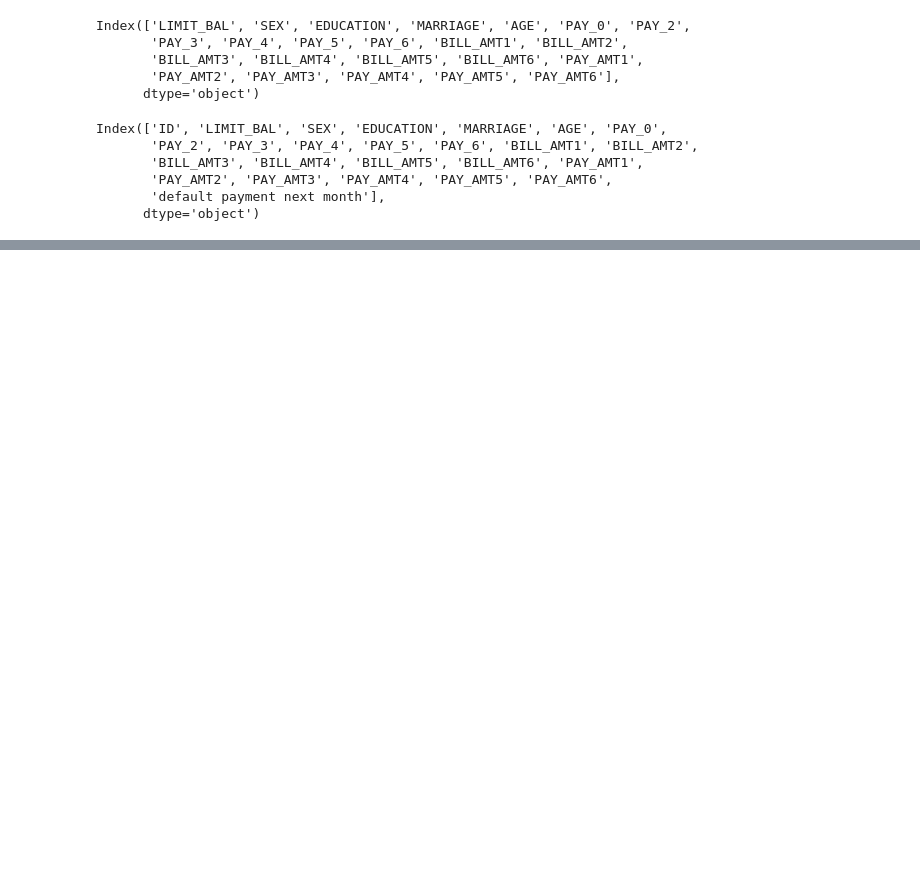
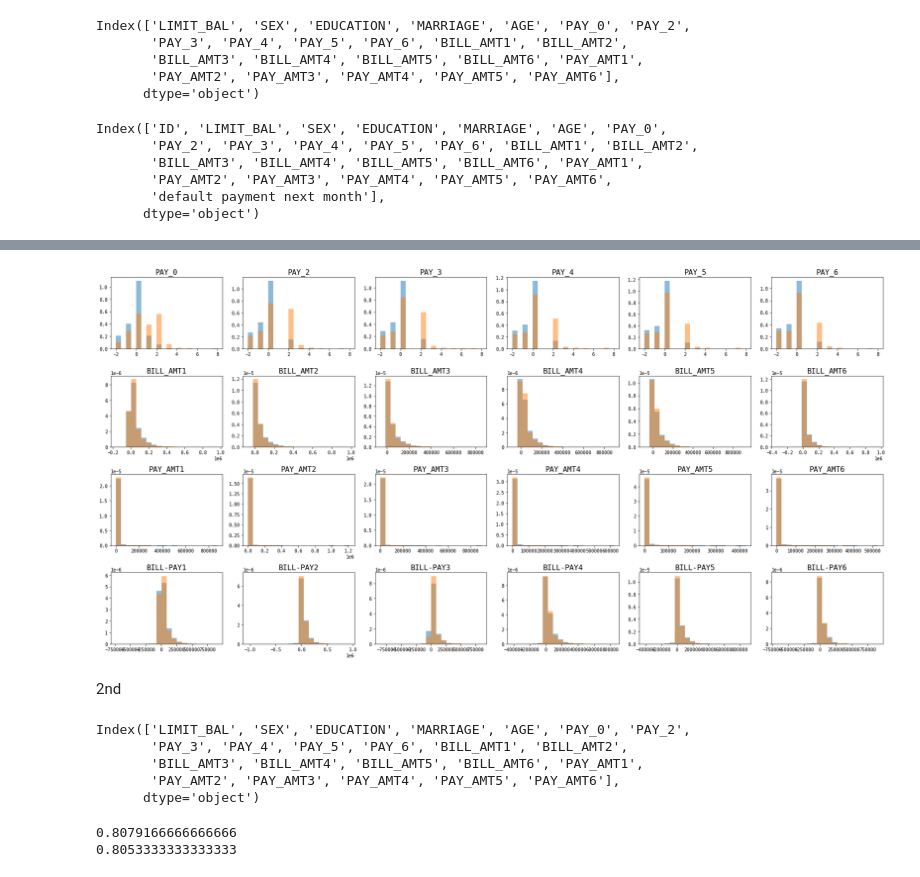
Before and after one commit to sinwall/221117_MLBasic, a Jupyter notebook: byungchang/starter_default.ipynb, the cells around one changed output, grey strips where cells are left out. Drawn from its saved outputs; the diff is of its cells as text; code cells hidden in the pictures; blank space fills up the shorter version.

```diff
--- a/byungchang/starter_default.ipynb
+++ b/byungchang/starter_default.ipynb
@@ -62,0 +68,78 @@ plt.tight_layout(); plt.show(); plt.close()
+# %%
+fig, axs = plt.subplots(nrows=4, ncols=6, figsize=(24, 12))
+axs = axs.ravel()
+for i in range(5, len(col_names)):
+    ax = axs[i-5]
+    _, bins = np.histogram(df_train[col_names[i]], bins=20)
+    ax.hist(df_train.loc[df_train['default payment next month'] == 0, col_names[i]], bins=bins, density=True, color='C0', alpha=0.5)
+    ax.hist(df_train.loc[df_train['default payment next month'] == 1, col_names[i]], bins=bins, density=True, color='C1', alpha=0.5)
+    ax.set_title(col_names[i], fontsize=16)
+for i in range(6):
+    ax = axs[18+i]
+    diff = df_train[col_names[11+i]] - df_train[col_names[17+i]]
+    _, bins = np.histogram(diff, bins=20)
+    ax.hist(diff[df_train['default payment next month'] == 0], bins=bins, density=True, color='C0', alpha=0.5)
+    ax.hist(diff[df_train['default payment next month'] == 1], bins=bins, density=True, color='C1', alpha=0.5)
+    ax.set_title(f'BILL-PAY{i+1}', fontsize=16)
+plt.tight_layout(); plt.show(); plt.close()
+# %% [output]
+[figure, added]
+# %% [markdown]
+2nd
+# %%
+col_names
+# %% [output]
+Index(['LIMIT_BAL', 'SEX', 'EDUCATION', 'MARRIAGE', 'AGE', 'PAY_0', 'PAY_2',
+       'PAY_3', 'PAY_4', 'PAY_5', 'PAY_6', 'BILL_AMT1', 'BILL_AMT2',
+       'BILL_AMT3', 'BILL_AMT4', 'BILL_AMT5', 'BILL_AMT6', 'PAY_AMT1',
+       'PAY_AMT2', 'PAY_AMT3', 'PAY_AMT4', 'PAY_AMT5', 'PAY_AMT6'],
+      dtype='object')
+# %%
+from sklearn.preprocessing import StandardScaler, PowerTransformer
+from sklearn.linear_model import LogisticRegression
+from sklearn.pipeline import make_pipeline
+from sklearn.metrics import accuracy_score
+from sklearn.base import BaseEstimator, TransformerMixin
+
+X_train, X_test = df_train[col_names], df_test[col_names]
+y_train, y_test = df_train['default payment next month'], df_test['default payment next month']
+
+class MyFeatureTransformer(BaseEstimator, TransformerMixin):
+    pow_tfm_names = [
+        'LIMIT_BAL', 'AGE',
+        'BILL_AMT1', 'BILL_AMT2', 'BILL_AMT3', 'BILL_AMT4', 'BILL_AMT5', 'BILL_AMT6',
+        'PAY_AMT1', 'PAY_AMT2', 'PAY_AMT3', 'PAY_AMT4', 'PAY_AMT5', 'PAY_AMT6',
+    ]
+
+    def __init__(self):
+        super(MyFeatureTransformer, self).__init__()
+        self.power_transformer1 = PowerTransformer()
+        self.power_transformer2 = PowerTransformer()
+
+    def fit(self, X, y=None):
+        self.power_transformer1.fit(X[self.pow_tfm_names], y)
+        delta = X.loc[:, 'BILL_AMT1':'BILL_AMT6'].values - X.loc[:, 'PAY_AMT1':'PAY_AMT6'].values
+        self.power_transformer2.fit(delta)
+        return self
+
+    def transform(self, X, y=None):
+        zero_or_not = (X.loc[:, 'BILL_AMT1':'PAY_AMT6'] == 0)
+        pow_tfmed = self.power_transformer1.transform(X[self.pow_tfm_names])
+        delta = X.loc[:, 'BILL_AMT1':'BILL_AMT6'].values - X.loc[:, 'PAY_AMT1':'PAY_AMT6'].values
+        delta_pow_tfmed = self.power_transformer2.transform(delta)
+        return np.concatenate([X, zero_or_not, pow_tfmed, delta, delta_pow_tfmed], axis=1)
+
+model = make_pipeline(
+    MyFeatureTransformer(),
+    StandardScaler(),
+    LogisticRegression(
+        max_iter=1000,
+        random_state=42
+    )
+)
+model.fit(X_train, y_train)
+print(accuracy_score(y_train, model.predict(X_train)))
+print(accuracy_score(y_test, model.predict(X_test)))
+# %% [output]
+0.8079166666666666
+0.8053333333333333
```
Also changed, not shown: parts of 7 cells of this notebook, 1 other file.
